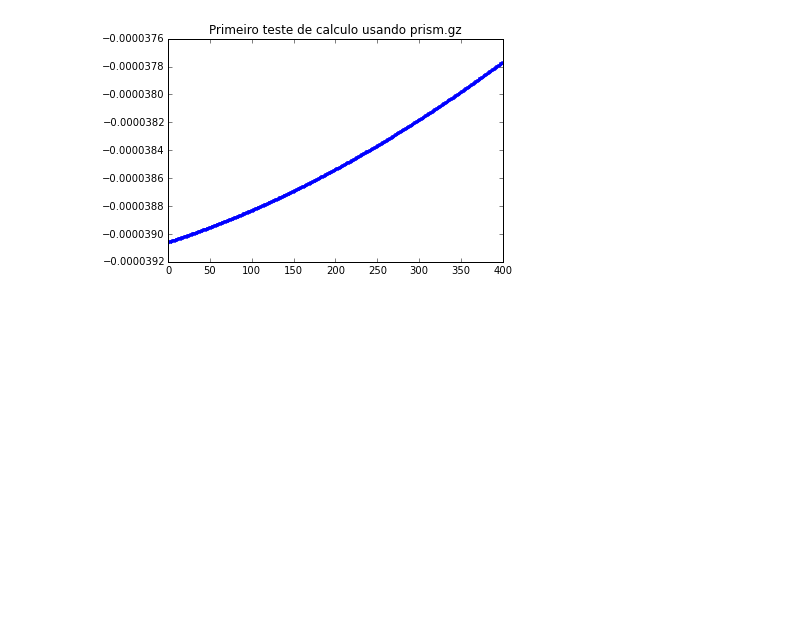
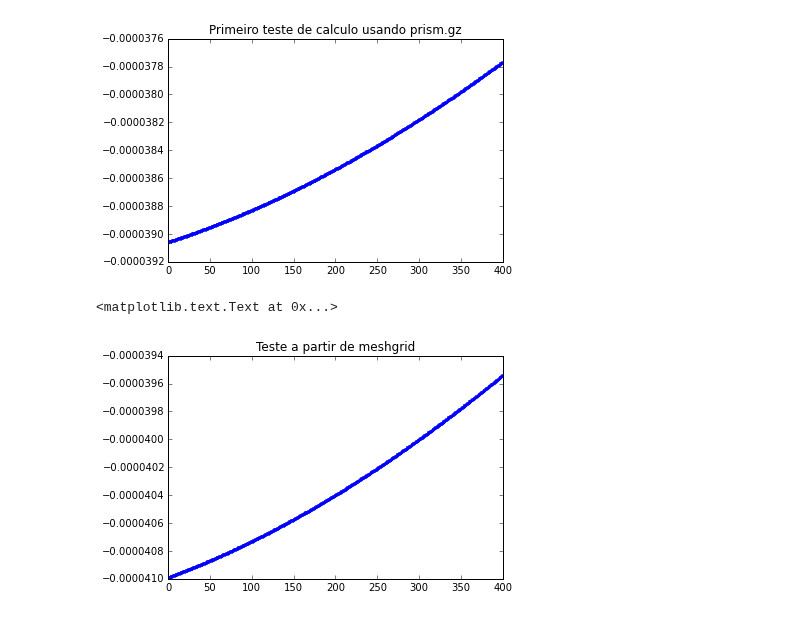
Before and after one commit to victortxa/grav-fitting-study, a Jupyter notebook: calculos_modelo_sintetico.ipynb, the cells around one changed output. Drawn from its saved outputs; the diff is of its cells as text; code cells hidden in the pictures; blank space fills up the shorter version.

```diff
--- a/calculos_modelo_sintetico.ipynb
+++ b/calculos_modelo_sintetico.ipynb
@@ -71,0 +72,13 @@ np.prod(a.shape)
+# %%
+xvv = xv[1,:]
+yvv = yv[1,:]
+zp = -2.E3*np.ones(len(xvv))
+# %%
+bouguer2 = prism.gz(xvv, yvv, zp, [p_continent,p_ocean])
+# %%
+plt.figure()
+plt.plot(bouguer2,'.')
+plt.title('Teste a partir de meshgrid')
+# %% [output]
+<matplotlib.text.Text at 0x...>
+[figure, added]
```
Also changed, not shown: parts of 3 cells of this notebook.
